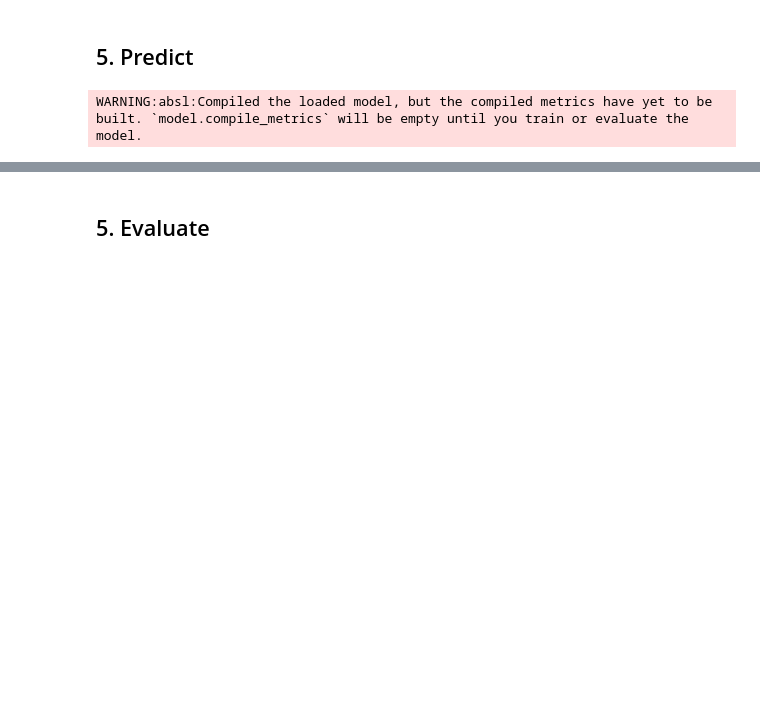
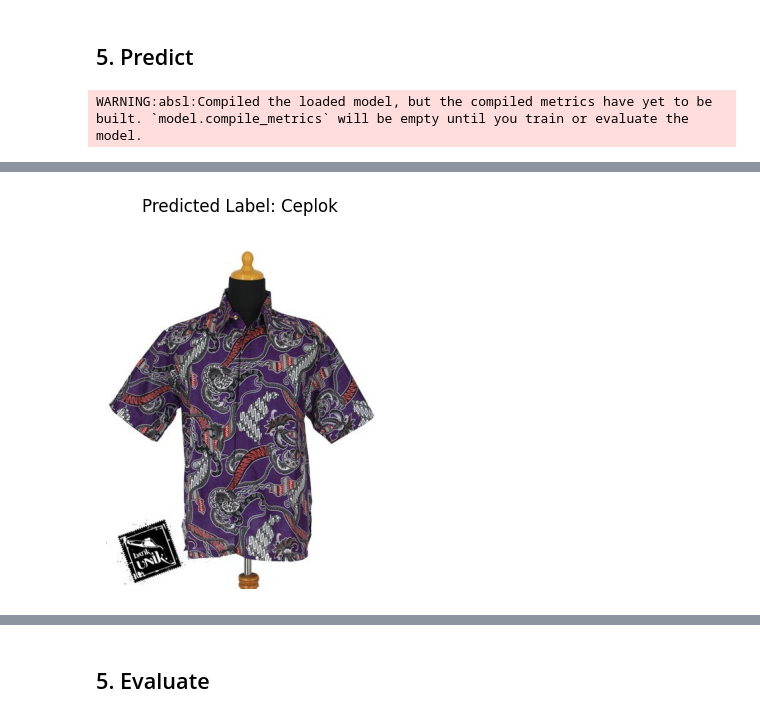
Before and after one commit to arleenchr/batik-classification, a Jupyter notebook: batik_classification.ipynb, the cells around one changed output, grey strips where cells are left out. Drawn from its saved outputs; the diff is of its cells as text; code cells hidden in the pictures; blank space fills up the shorter version.

```diff
--- a/batik_classification.ipynb
+++ b/batik_classification.ipynb
@@ -206,3 +215,3 @@ def predict_single_image(img_path):
 # %%
-predict_single_image('data/test/Ceplok/SC012.jpg')
+predict_single_image('data/test/Ceplok/26.jpg')
 # %% [output]
@@ -211 +219,2 @@ Predicted Label: Ceplok
+[figure, added]
 # %%
```
Also changed, not shown: parts of 8 cells of this notebook.
